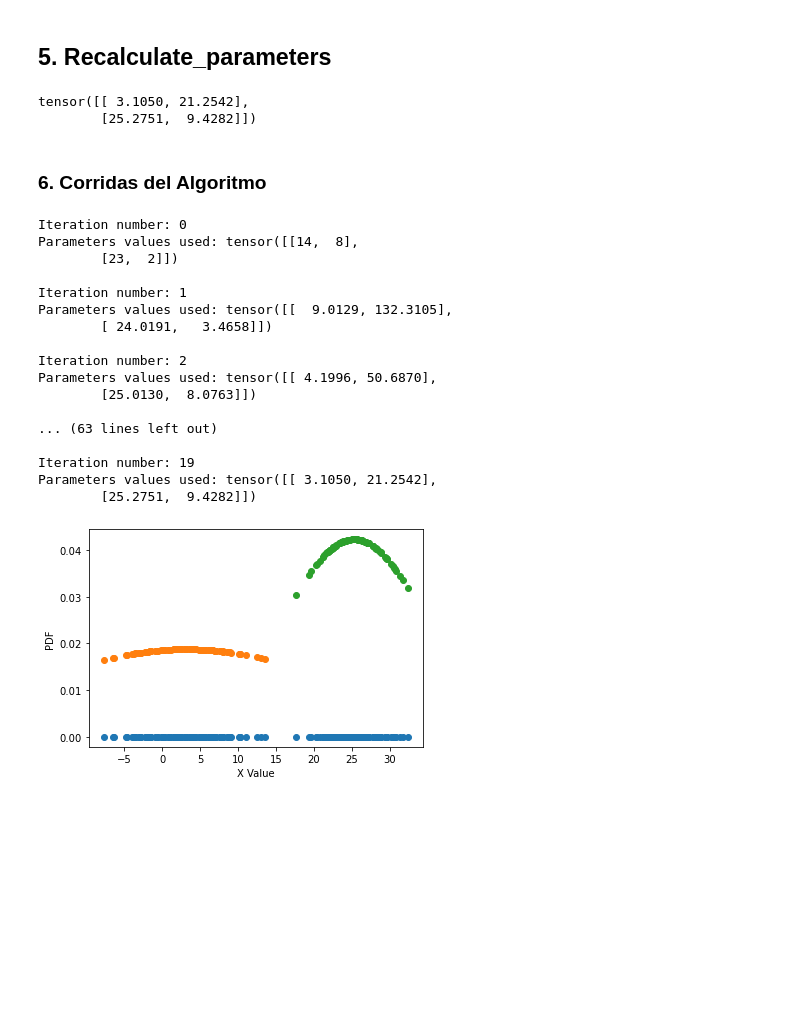
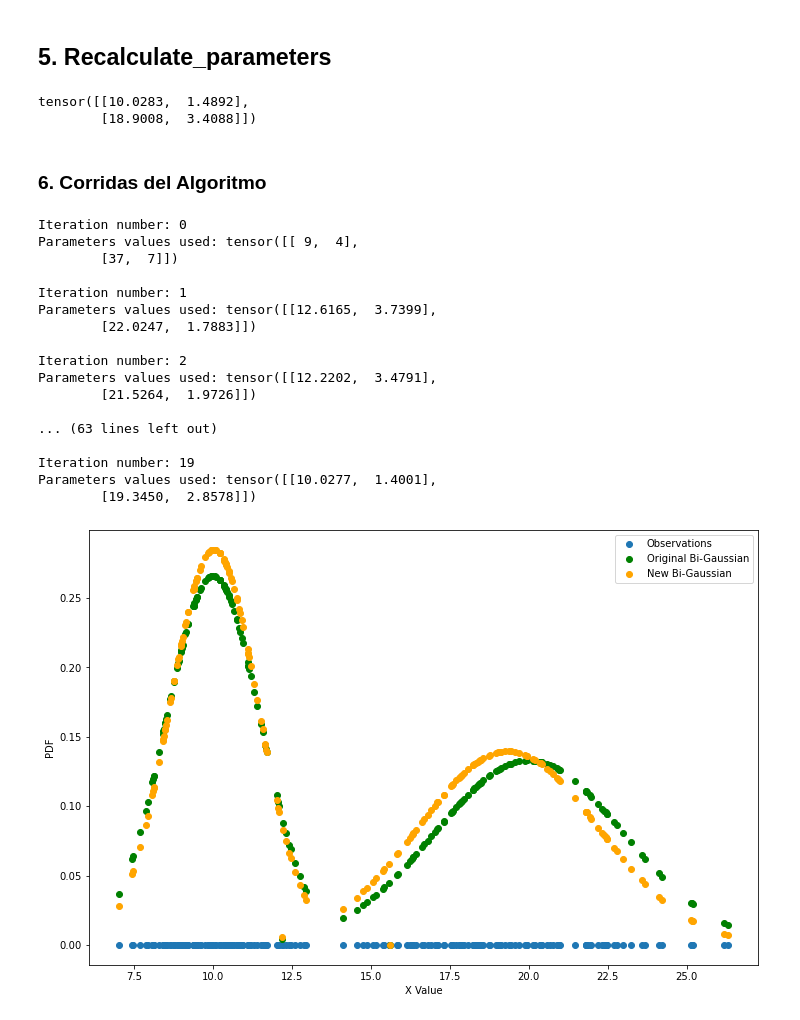
Before and after one commit to Programa-Ciencia-de-Datos/Estadistica_TP0, a Jupyter notebook: TP0_Algoritmo de Maximización de la Esperanza.ipynb, the cells around one changed output. Saved outputs shown, nothing was run; the diff lists cells and outputs as text; code cells hidden in the pictures; blank space fills up the shorter version.

```diff
--- a/TP0_Algoritmo de Maximización de la Esperanza.ipynb
+++ b/TP0_Algoritmo de Maximización de la Esperanza.ipynb
@@ -44,16 +44,18 @@ def generate_data(numberSamplesPerClass, mean1, mean2 , stds1 , stds2 ):
 
     # Plot Data
     y = np.zeros_like(samplesAll)
-    plt.scatter(samplesAll,y)
+    plt.figure(figsize=(12,8))
+    plt.scatter(samplesAll, y, label='Observations')
     #plt.title('Plotting)
     plt.xlabel('X Value')
     plt.ylabel('PDF')
 
     #Plot densities Functions
-    plt.scatter(samplesClass1, norm.pdf(samplesClass1, mean1, stds1))
-    plt.scatter(samplesClass2, norm.pdf(samplesClass2, mean2, stds2))
+    plt.scatter(samplesClass1, norm.pdf(samplesClass1, mean1, stds1), color="green", label='Original Bi-Gaussian')
+    plt.scatter(samplesClass2, norm.pdf(samplesClass2, mean2, stds2), color="green")
+    plt.legend()
+    plt.show()
 
-    plt.show()
 
     return (samplesAll, samplesClass1, samplesClass2)
 
@@ -62,5 +64,5 @@ Creates data with gaussian distribution
 '''
 
 #Call Function generate Data
-X_allSamples, X1_samples, X2_samples = generate_data(numberSamplesPerClass=100, mean1=3.0, mean2=26.0, stds1=5.0, stds2=3.0)
+X_allSamples, X1_samples, X2_samples = generate_data(numberSamplesPerClass=100, mean1=10.0, mean2=20.0, stds1=1.5, stds2=3.0)
 # %% [output]
@@ -169,8 +171,8 @@ def recalculate_parameters(X_dataset,Membership_data):
     mu_x1 = torch.mean(X1_filtrada)
     mu_x2 = torch.mean(X2_filtrada)
 
-    sigma_x1 = torch.var(X1_filtrada)
-    sigma_x2 = torch.var(X2_filtrada)
+    sigma_x1 = torch.std(X1_filtrada)
+    sigma_x2 = torch.std(X2_filtrada)
 
     new_W = torch.tensor([[mu_x1,sigma_x1],[mu_x2,sigma_x2]])
 
@@ -178,47 +180,50 @@ def recalculate_parameters(X_dataset,Membership_data):
 
 recalculate_parameters(X_allSamples,Membership_Matrix)
 # %% [output]
-tensor([[ 3.1050, 21.2542],
-        [25.2751,  9.4282]])
+tensor([[10.0283,  1.4892],
+        [18.9008,  3.4088]])
 # %% [markdown]
 ### 6. Corridas del Algoritmo
 # %%
 W_parameters = init_random_parameters(K=2, range_mean = [1,50], range_std = [1,10])
 
 for i in range(20):
     print("Iteration number: %s"%i)
     print("Parameters values used: %s\n"%W_parameters)
     new_M = calculate_membership_dataset(X_allSamples,W_parameters)
     W_parameters = recalculate_parameters(X_allSamples,new_M)
 
 # Plot Data
 y = np.zeros_like(X_allSamples)
-plt.scatter(X_allSamples,y)
+plt.figure(figsize=(12,8))
+plt.scatter(X_allSamples, y, label="Observations")
 #plt.title('Plotting)
 plt.xlabel('X Value')
 plt.ylabel('PDF')
 
 #Plot densities Functions
-plt.scatter(X1_samples, norm.pdf(X1_samples, W_parameters[0,0], W_parameters[0,1]))
-plt.scatter(X2_samples, norm.pdf(X2_samples, W_parameters[1,0], W_parameters[1,1]))
-
+plt.scatter(X1_samples, norm.pdf(X1_samples, 10, 1.5), color="green", label='Original Bi-Gaussian')
+plt.scatter(X2_samples, norm.pdf(X2_samples, 20, 3), color="green")
+plt.scatter(X1_samples, norm.pdf(X1_samples, W_parameters[0,0], W_parameters[0,1]), color='orange', label='New Bi-Gaussian')
+plt.scatter(X2_samples, norm.pdf(X2_samples, W_parameters[1,0], W_parameters[1,1]), color='orange')
+plt.legend()
 plt.show()
 # %% [output]
 Iteration number: 0
-Parameters values used: tensor([[14,  8],
-        [23,  2]])
+Parameters values used: tensor([[ 9,  4],
+        [37,  7]])
 
 Iteration number: 1
-Parameters values used: tensor([[  9.0129, 132.3105],
-        [ 24.0191,   3.4658]])
+Parameters values used: tensor([[12.6165,  3.7399],
+        [22.0247,  1.7883]])
 
 Iteration number: 2
-Parameters values used: tensor([[ 4.1996, 50.6870],
-        [25.0130,  8.0763]])
+Parameters values used: tensor([[12.2202,  3.4791],
+        [21.5264,  1.9726]])
 
 ... (63 lines left out)
 
 Iteration number: 19
-Parameters values used: tensor([[ 3.1050, 21.2542],
-        [25.2751,  9.4282]])
+Parameters values used: tensor([[10.0277,  1.4001],
+        [19.3450,  2.8578]])
-[figure, old version]
+[figure, new version]
```
Also changed, not shown: parts of 4 cells of this notebook.
